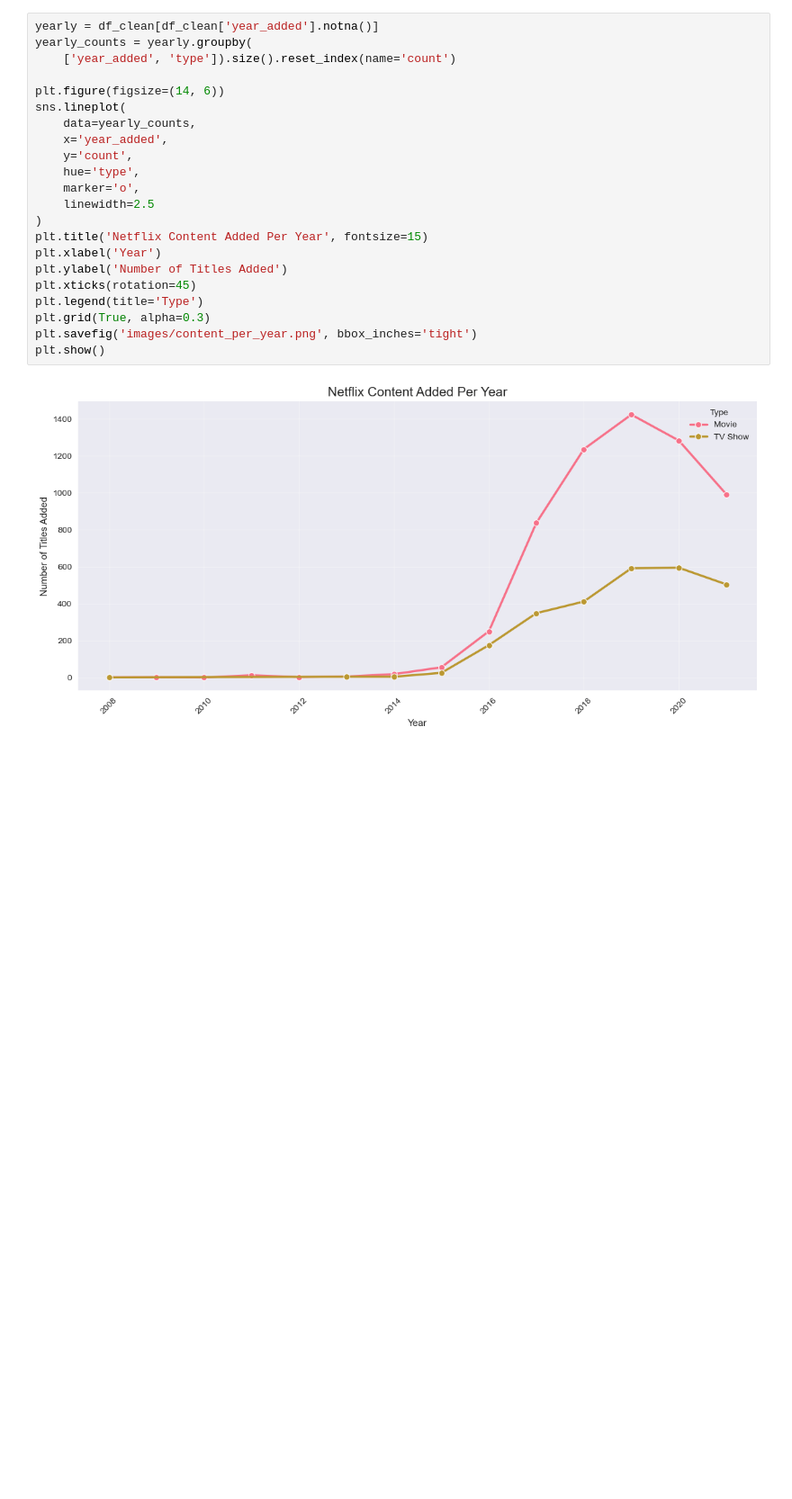
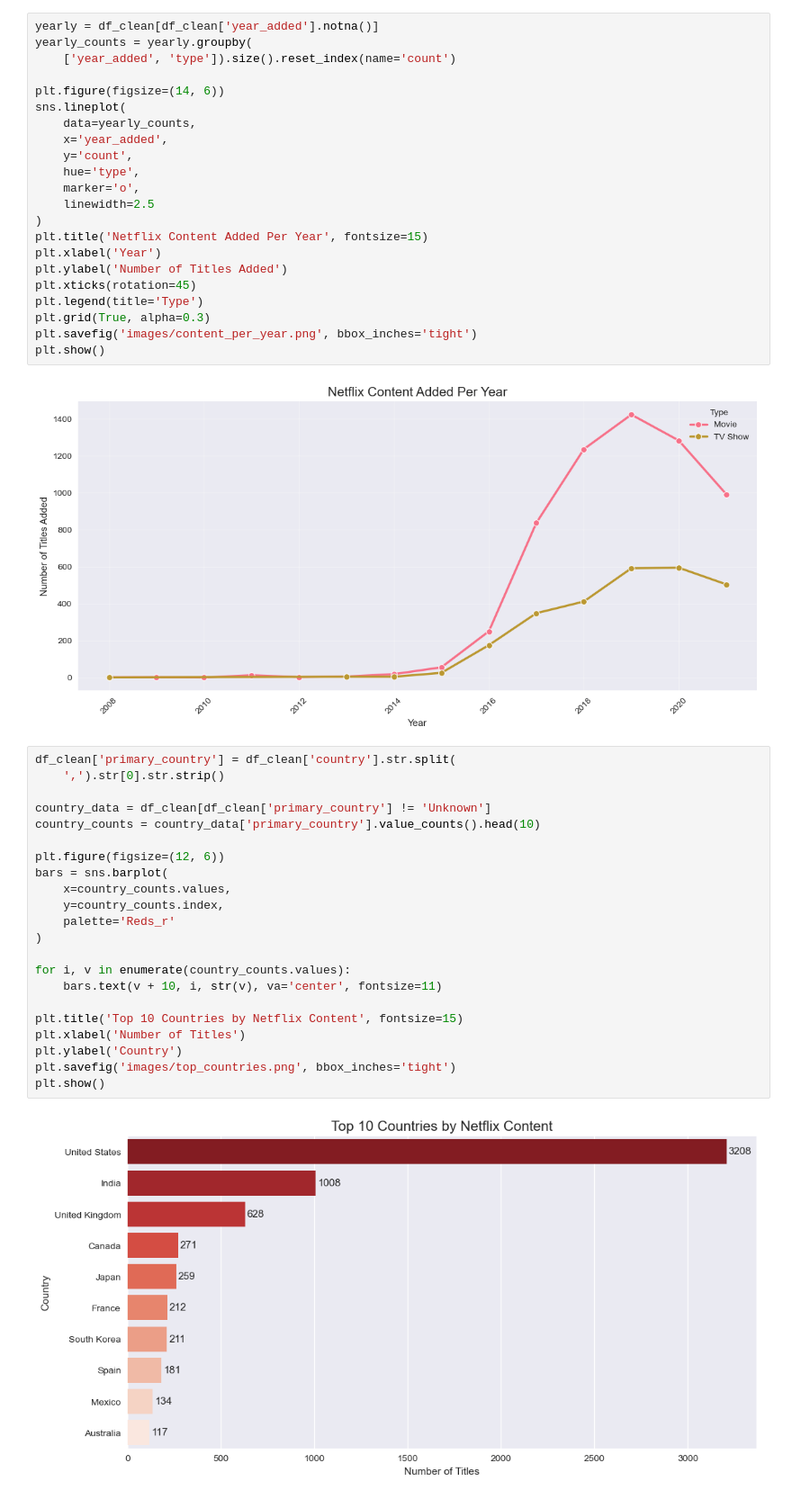
Before and after one commit to sesathrajapaksha-dev/netflix-analysis, a Jupyter notebook: netflix_analysis.ipynb, the cells around one changed output. Shown at 90% size. Drawn from its saved outputs; the diff is of its cells as text; blank space fills up the shorter version.

Commit message:
movies and tv shows-various analysis

```diff
--- a/netflix_analysis.ipynb
+++ b/netflix_analysis.ipynb
@@ -246,3 +246,27 @@ plt.savefig('images/content_per_year.png', bbox_inches='tight')
 plt.show()
 # %% [output]
 [figure]
+# %%
+df_clean['primary_country'] = df_clean['country'].str.split(
+    ',').str[0].str.strip()
+
+country_data = df_clean[df_clean['primary_country'] != 'Unknown']
+country_counts = country_data['primary_country'].value_counts().head(10)
+
+plt.figure(figsize=(12, 6))
+bars = sns.barplot(
+    x=country_counts.values,
+    y=country_counts.index,
+    palette='Reds_r'
+)
+
+for i, v in enumerate(country_counts.values):
+    bars.text(v + 10, i, str(v), va='center', fontsize=11)
+
+plt.title('Top 10 Countries by Netflix Content', fontsize=15)
+plt.xlabel('Number of Titles')
+plt.ylabel('Country')
+plt.savefig('images/top_countries.png', bbox_inches='tight')
+plt.show()
+# %% [output]
+[figure, added]
```
Also changed, not shown: parts of 5 cells of this notebook, 6 other files.
